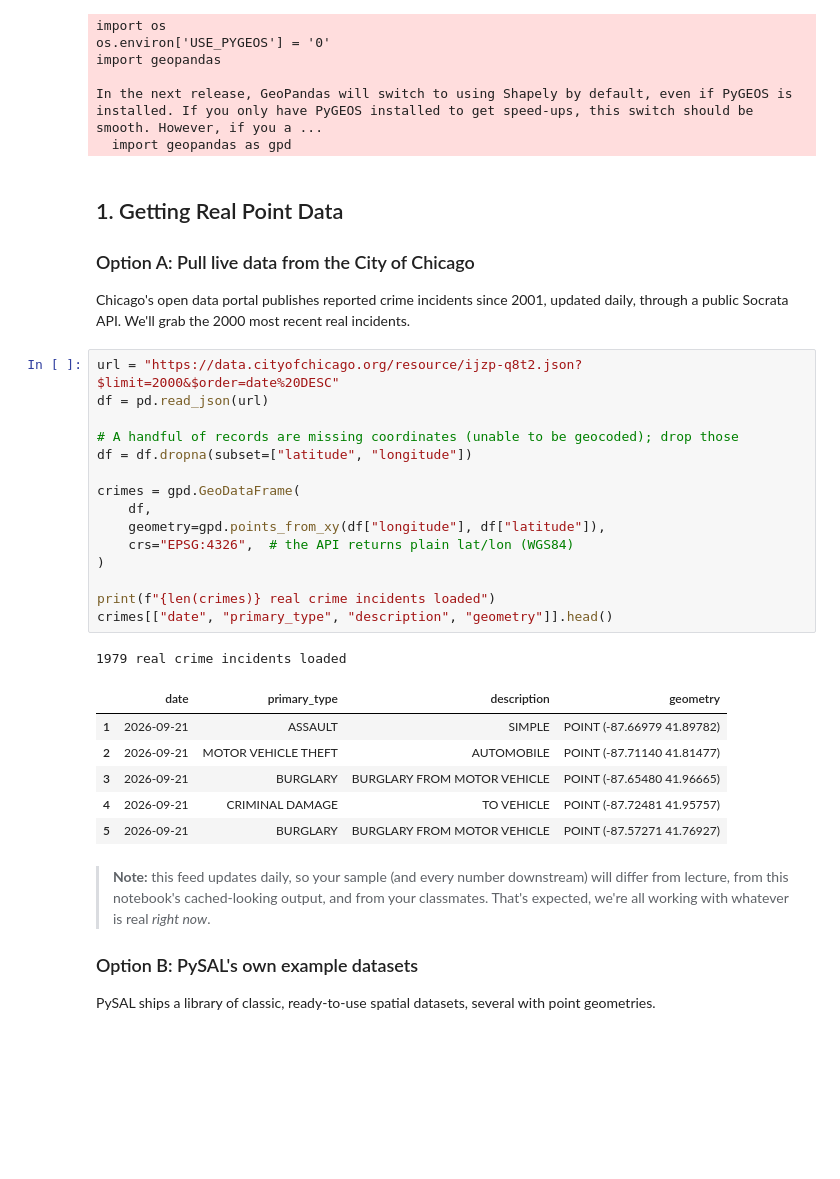
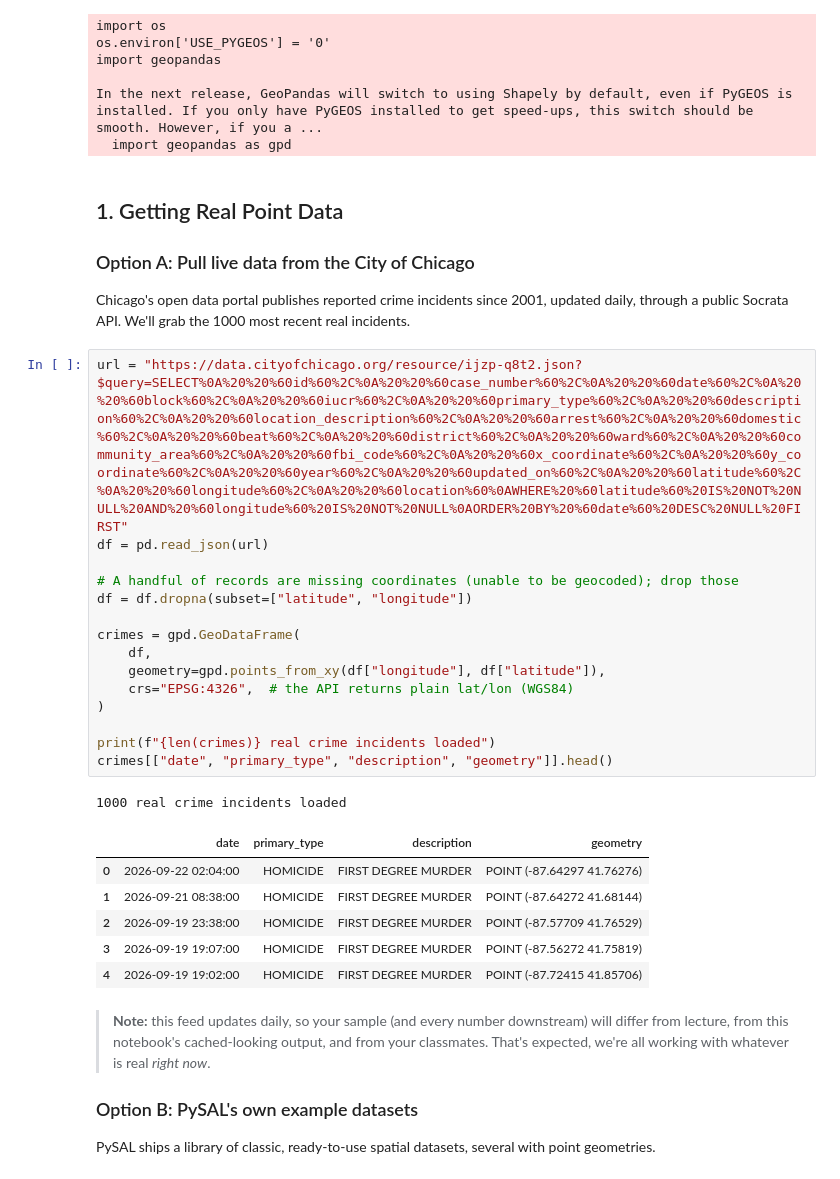
Before and after one commit to alexandermichels/SpatialDataScience, a Jupyter notebook: 6-PointPatterns/GISC4381_Lab6_PointPatterns.ipynb, the cells around one changed output. Saved outputs shown, nothing was run; the diff lists cells and outputs as text; blank space fills up the shorter version.

```diff
--- a/6-PointPatterns/GISC4381_Lab6_PointPatterns.ipynb
+++ b/6-PointPatterns/GISC4381_Lab6_PointPatterns.ipynb
@@ -43,30 +43,30 @@ In the next release, GeoPandas will switch to using Shapely by default, even if
 ### Option A: Pull live data from the City of Chicago
 
 Chicago's open data portal publishes reported crime incidents since 2001, updated daily, through a
-public Socrata API. We'll grab the 2000 most recent real incidents.
+public Socrata API. We'll grab the 1000 most recent real incidents.
 # %%
-url = "https://data.cityofchicago.org/resource/ijzp-q8t2.json?$limit=2000&$order=date%20DESC"
+url = "https://data.cityofchicago.org/resource/ijzp-q8t2.json?$query=SELECT%0A%20%20%60id%60%2C%0A%20%20%60case_number%60%2C%0A%20%20%60date%60%2C%0A%20%20%60block%60%2C%0A%20%20%60iucr%60%2C%0A%20%20%60primary_type%60%2C%0A%20%20%60description%60%2C%0A%20%20%60location_description%60%2C%0A%20%20%60arrest%60%2C%0A%20%20%60domestic%60%2C%0A%20%20%60beat%60%2C%0A%20%20%60district%60%2C%0A%20%20%60ward%60%2C%0A%20%20%60community_area%60%2C%0A%20%20%60fbi_code%60%2C%0A%20%20%60x_coordinate%60%2C%0A%20%20%60y_coordinate%60%2C%0A%20%20%60year%60%2C%0A%20%20%60updated_on%60%2C%0A%20%20%60latitude%60%2C%0A%20%20%60longitude%60%2C%0A%20%20%60location%60%0AWHERE%20%60latitude%60%20IS%20NOT%20NULL%20AND%20%60longitude%60%20IS%20NOT%20NULL%0AORDER%20BY%20%60date%60%20DESC%20NULL%20FIRST"
 df = pd.read_json(url)
 
 # A handful of records are missing coordinates (unable to be geocoded); drop those
 df = df.dropna(subset=["latitude", "longitude"])
 
 crimes = gpd.GeoDataFrame(
     df,
     geometry=gpd.points_from_xy(df["longitude"], df["latitude"]),
     crs="EPSG:4326",  # the API returns plain lat/lon (WGS84)
 )
 
 print(f"{len(crimes)} real crime incidents loaded")
 crimes[["date", "primary_type", "description", "geometry"]].head()
 # %% [output]
-1979 real crime incidents loaded
+1000 real crime incidents loaded
 |  | date | primary_type | description | geometry |
-| 1 | 2026-09-21 | ASSAULT | SIMPLE | POINT (-87.66979 41.89782) |
-| 2 | 2026-09-21 | MOTOR VEHICLE THEFT | AUTOMOBILE | POINT (-87.71140 41.81477) |
-| 3 | 2026-09-21 | BURGLARY | BURGLARY FROM MOTOR VEHICLE | POINT (-87.65480 41.96665) |
-| 4 | 2026-09-21 | CRIMINAL DAMAGE | TO VEHICLE | POINT (-87.72481 41.95757) |
-| 5 | 2026-09-21 | BURGLARY | BURGLARY FROM MOTOR VEHICLE | POINT (-87.57271 41.76927) |
+| 0 | 2026-09-22 02:04:00 | HOMICIDE | FIRST DEGREE MURDER | POINT (-87.64297 41.76276) |
+| 1 | 2026-09-21 08:38:00 | HOMICIDE | FIRST DEGREE MURDER | POINT (-87.64272 41.68144) |
+| 2 | 2026-09-19 23:38:00 | HOMICIDE | FIRST DEGREE MURDER | POINT (-87.57709 41.76529) |
+| 3 | 2026-09-19 19:07:00 | HOMICIDE | FIRST DEGREE MURDER | POINT (-87.56272 41.75819) |
+| 4 | 2026-09-19 19:02:00 | HOMICIDE | FIRST DEGREE MURDER | POINT (-87.72415 41.85706) |
 # %% [markdown]
 > **Note:** this feed updates daily, so your sample (and every number downstream) will differ from
 > lecture, from this notebook's cached-looking output, and from your classmates. That's expected,
```
Also changed, not shown: parts of 9 cells of this notebook.
